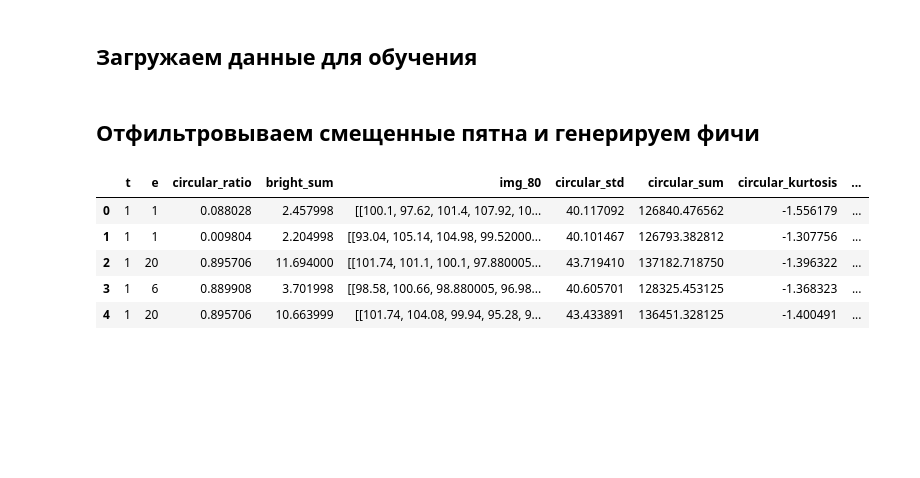
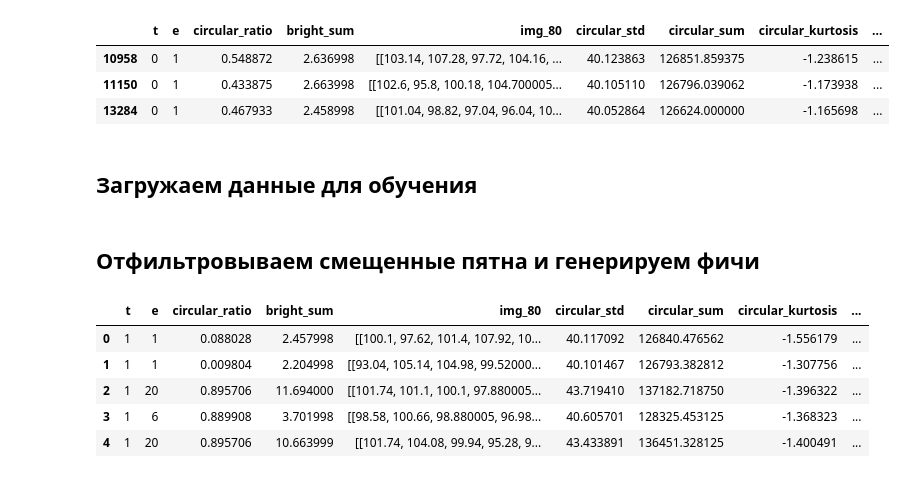
Before and after one commit to KirillRuSS/IDAO-2021-Kirill, a Jupyter notebook: new_features.ipynb, the cells around one changed output. Saved outputs shown, nothing was run; the diff lists cells and outputs as text; code cells hidden in the pictures; blank space fills up the shorter version.

```diff
--- a/new_features.ipynb
+++ b/new_features.ipynb
@@ -29,6 +29,13 @@ from utils.image_processing import crop_image, create_circular_mask, get_height_
 from utils.dataset import get_train_data, get_test_data, get_private_test_data
 
 plt.rcParams["figure.figsize"] = (10, 10)
+# %%
+df[(df.e==1)&(df.t==0)]
+# %% [output]
+|  | t | e | circular_ratio | bright_sum | img_80 | circular_std | circular_sum | circular_kurtosis | ... |
+| 10958 | 0 | 1 | 0.548872 | 2.636998 | [[103.14, 107.28, 97.72, 104.16, ... | 40.123863 | 126851.859375 | -1.238615 | ... |
+| 11150 | 0 | 1 | 0.433875 | 2.663998 | [[102.6, 95.8, 100.18, 104.700005... | 40.105110 | 126796.039062 | -1.173938 | ... |
+| 13284 | 0 | 1 | 0.467933 | 2.458998 | [[101.04, 98.82, 97.04, 96.04, 10... | 40.052864 | 126624.000000 | -1.165698 | ... |
 # %% [markdown]
 ## Загружаем данные для обучения
 # %%
```
Also changed, not shown: 1 other file.
